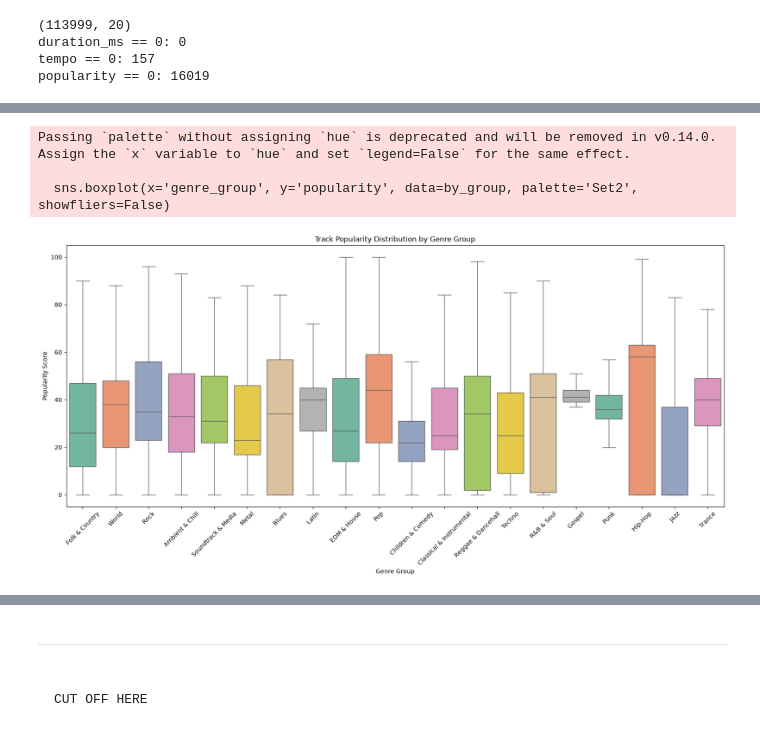
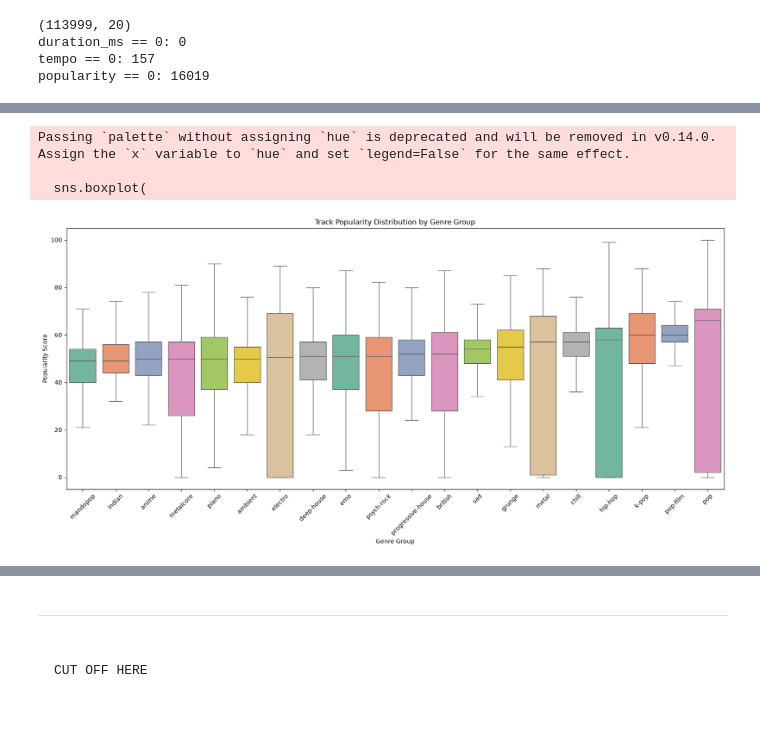
Before and after one commit to Ihatesnotsgobbler/cmpsc105-project, a Jupyter notebook: Abusedgoblin.ipynb, the cells around one changed output, grey strips where cells are left out. Cells and saved outputs as stored; diff of their text form; code cells hidden in the pictures.

```diff
--- a/Abusedgoblin.ipynb
+++ b/Abusedgoblin.ipynb
@@ -115,15 +116,19 @@ print("popularity == 0:", (df['popularity'] == 0).sum())
 duration_ms == 0: 0
 tempo == 0: 157
 popularity == 0: 16019
+# %%
+df = pd.read_csv('spotify.csv')
+df_unique = df.drop_duplicates(subset='track_id').copy()
 # %%
 # One row per track per genre group, so a song tagged rock + alt-rock counts once in Rock
+df['genre_group'] = df['track_genre']
 by_group = df.drop_duplicates(subset=['track_id', 'genre_group'])
 median_pop = by_group.groupby('genre_group')['popularity'].median().sort_values()
-plt.figure(figsize=(10, 7))
-median_pop.plot(kind='barh', color='steelblue')
-plt.title('Median Track Popularity by Genre Group')
-plt.xlabel('Median Popularity Score')
-plt.ylabel('Genre Group')
+plt.figure(figsize=(10, 10))
+sns.barplot(x=median_pop.tail(20).values, y=median_pop.tail(20).index)
+plt.xlabel("Median Popularity Score")
+plt.ylabel("Genre Group")
+plt.title("Top 20 Median Track Popularity by Genre")
 plt.tight_layout()
 plt.show()
 # %% [output]
@@ -131,14 +136,23 @@ plt.show()
 # %%
 by_group = df.drop_duplicates(subset=['track_id', 'genre_group'])
 plt.figure(figsize=(20, 8))
-sns.boxplot(x='genre_group', y='popularity', data=by_group, palette='Set2', showfliers=False)
+top_genres = median_pop.tail(20).index
+plot_data = by_group[by_group['genre_group'].isin(top_genres)]
+sns.boxplot(
+    data=plot_data,
+    x='genre_group',
+    y='popularity',
+    order=top_genres,
+    palette='Set2',
+    showfliers=False
+)
 plt.title('Track Popularity Distribution by Genre Group')
 plt.xlabel('Genre Group')
 plt.ylabel('Popularity Score')
 plt.xticks(rotation=45)
 plt.show()
 # %% [output]
 Passing `palette` without assigning `hue` is deprecated and will be removed in v0.14.0. Assign the `x` variable to `hue` and set `legend=False` for the same effect.
 
-  sns.boxplot(x='genre_group', y='popularity', data=by_group, palette='Set2', showfliers=False)
+  sns.boxplot(
-[figure, old version]
+[figure, new version]
```
Also changed, not shown: parts of 14 cells of this notebook.
